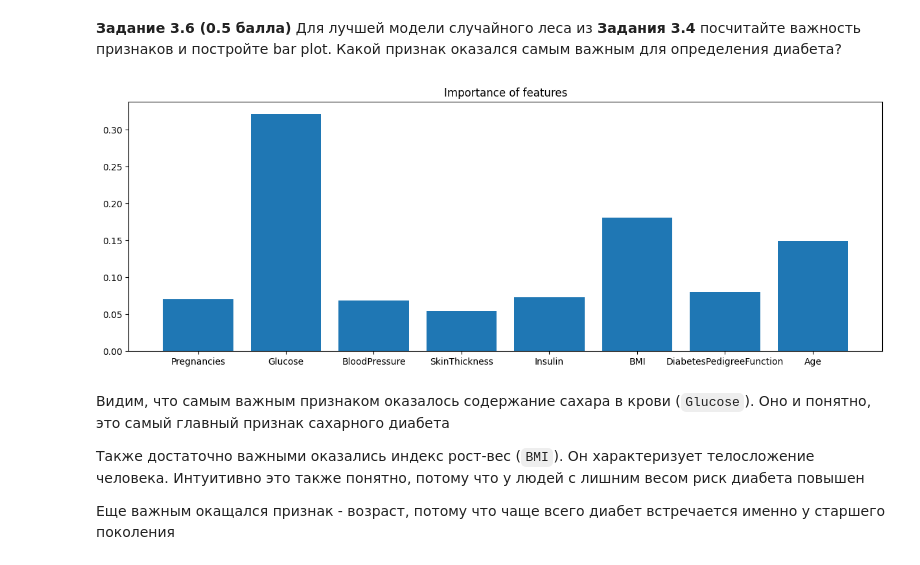
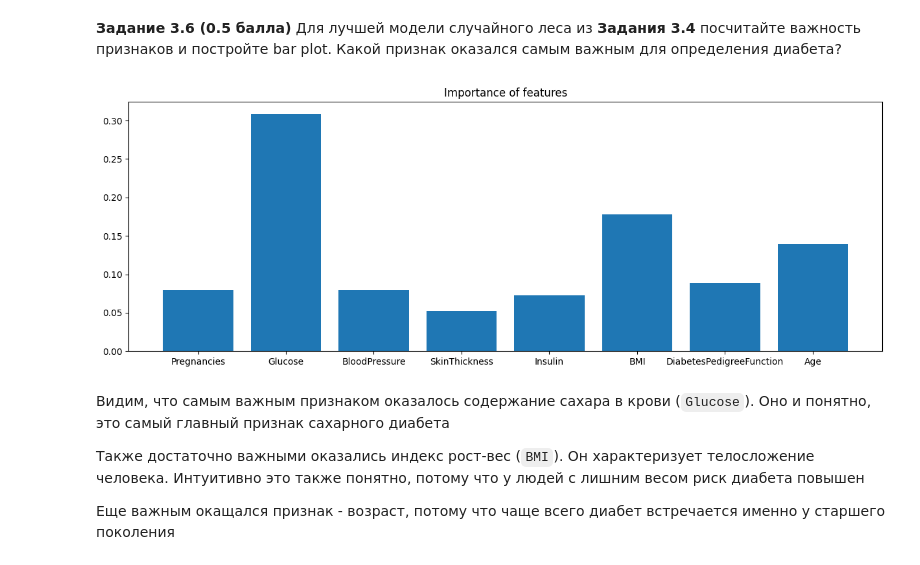
Before and after one commit to vctriusss/iad-ds-homeworks, a Jupyter notebook: hw07-trees-rf.ipynb, the cells around one changed output. Cells and saved outputs as stored; diff of their text form; code cells hidden in the pictures.

```diff
--- a/hw07-trees-rf.ipynb
+++ b/hw07-trees-rf.ipynb
@@ -664,7 +673,7 @@ AUC-ROC = 0.6815
 # %% [markdown]
 **Задание 3.3 (0.5 балла)** Обучите [`BaggingClassifier`](https://scikit-learn.org/stable/modules/generated/sklearn.ensemble.BaggingClassifier.html) на 50 деревьях на **полной обучающей** выборке. Оцените качество классификации на тестовой выборке по тем же метрикам.
 # %%
-bag_clf = BaggingClassifier(DecisionTreeClassifier(max_depth=6, min_samples_leaf=8), n_estimators=50,
+bag_clf = BaggingClassifier(DecisionTreeClassifier(max_depth=6, min_samples_leaf=7), n_estimators=50,
                             random_state=42, n_jobs=4)
 
 bag_clf.fit(X_train, y_train);
@@ -694,7 +703,7 @@ AUC-ROC = 0.7319
 # %%
 from sklearn.model_selection import GridSearchCV
 
-params={'max_depth': [2, 4, 6, 8, 10], 'min_samples_split': [1, 4, 8, 12, 16]}
+params={'max_depth': [2, 4, 6, 8, 10], 'min_samples_split': [3, 5, 7, 9, 11, 13]}
 
 grid = GridSearchCV(RandomForestClassifier(50, random_state=42),
                     params,
@@ -712,7 +721,10 @@ RandomForestClassifier(max_depth=10, min_samples_split=12, n_estimators=50,
 
 Модель и так уже обучалась на полной обучающей выборке, поэтому нужно только сделать предикт
 # %%
-pred = grid.best_estimator_.predict(X_test)
+rf_best = grid.best_estimator_
+
+rf_best.fit(X_train, y_train)
+pred = rf_best.predict(X_test)
 
 show_scores(y_test, pred)
 # %% [output]
@@ -751,12 +765,12 @@ plt.show()
 # %%
 plt.figure(figsize=(15, 5))
 plt.title('Importance of features')
 
-plt.bar(X_train.columns, grid.best_estimator_.feature_importances_)
+plt.bar(X_train.columns, rf_best.feature_importances_)
 
 plt.show()
 # %% [output]
-[figure, old version]
+[figure, new version]
 # %% [markdown]
 Видим, что самым важным признаком оказалось содержание сахара в крови (`Glucose`). Оно и понятно, это самый главный признак сахарного диабета
 
```
Also changed, not shown: parts of 34 cells of this notebook.
